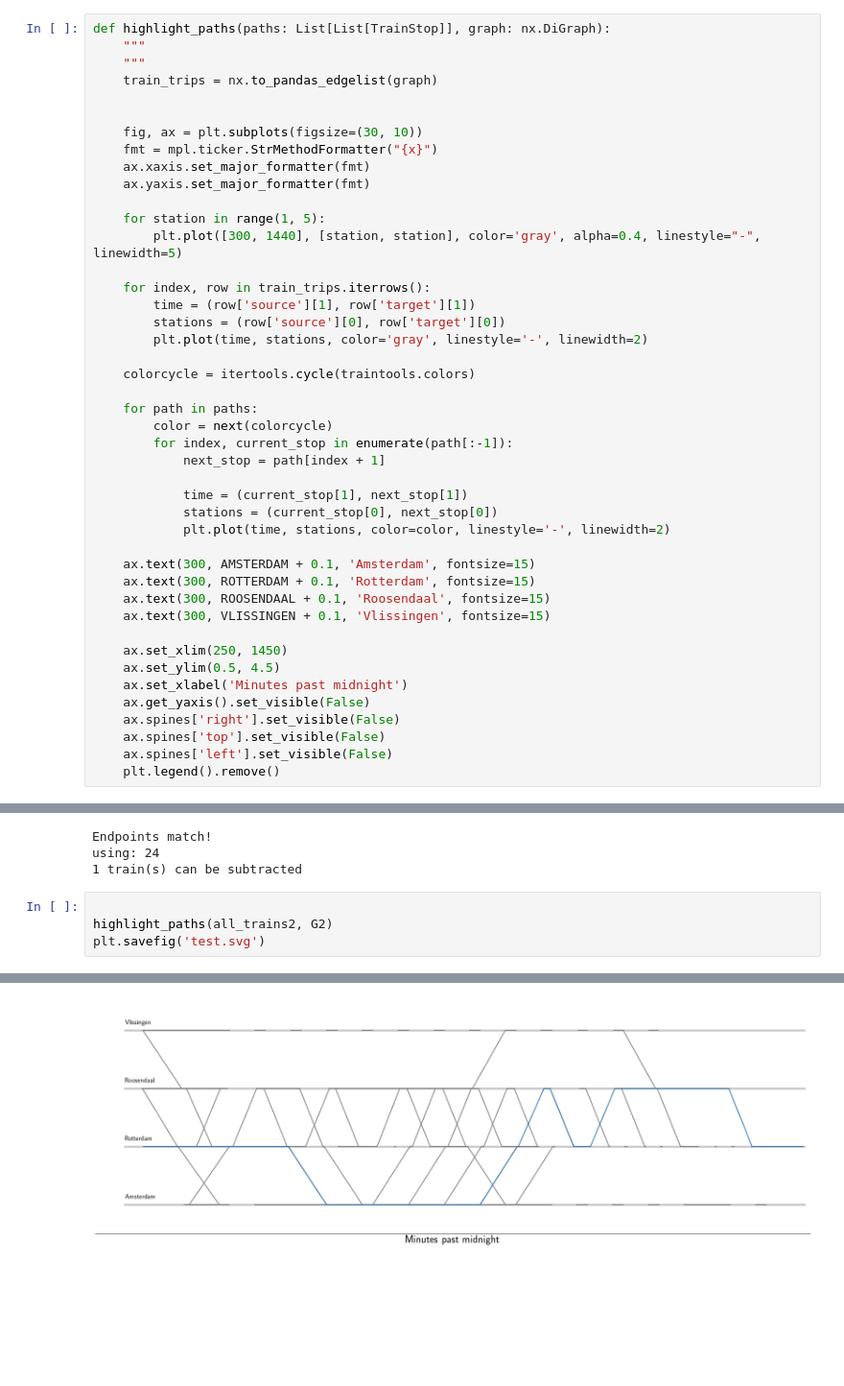
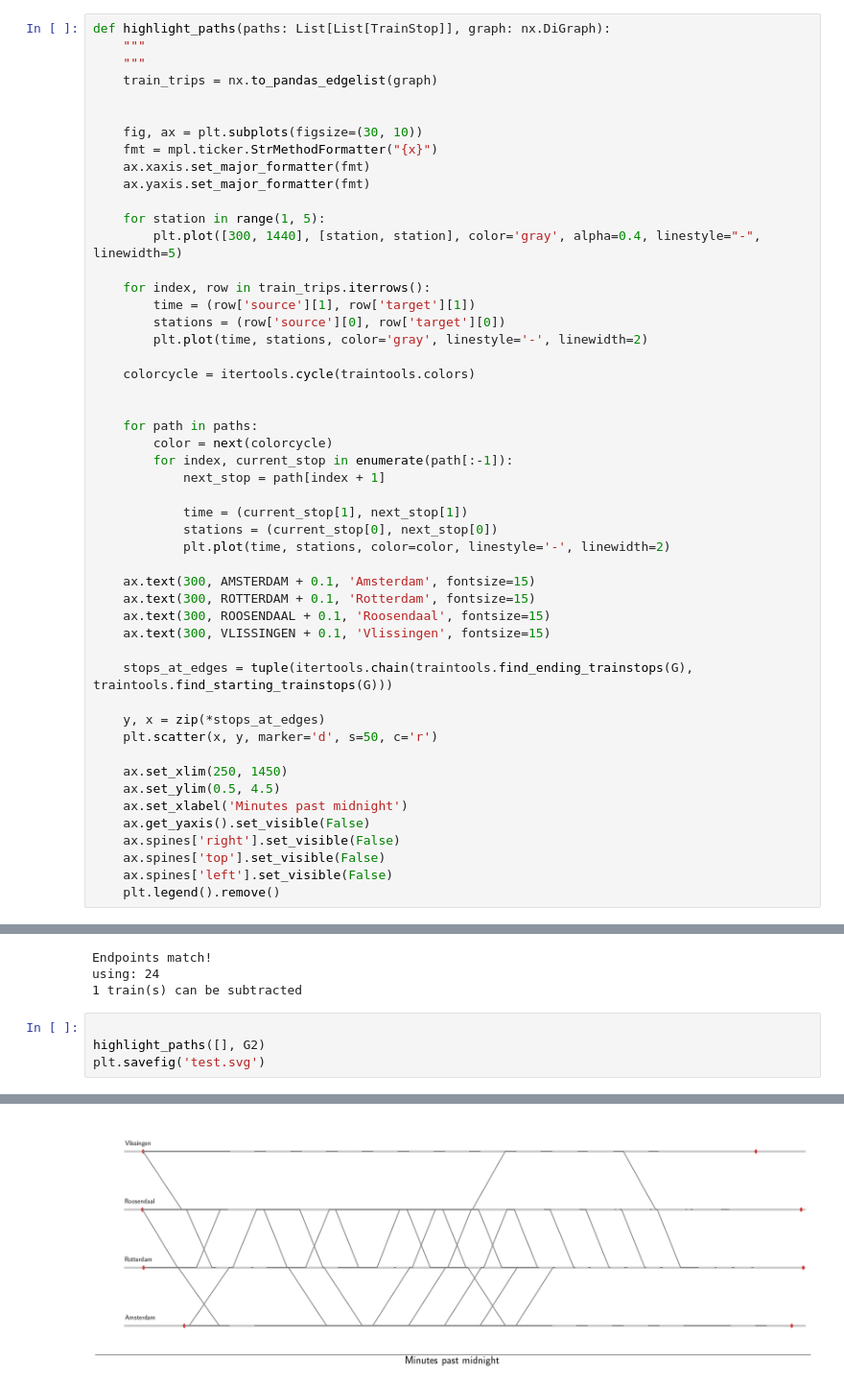
Before and after one commit to Sun-flowerSamurai/train-modelling, a Jupyter notebook: in_dev.ipynb, the cells around one changed output, grey strips where cells are left out. Shown at 96% size. Cells and saved outputs as stored; diff of their text form; blank space fills up the shorter version.

Commit message:
added beginning and ending stations as diamonds to the plot to make it easier to see if there is a path betwee beginning and ending stations

```diff
--- a/in_dev.ipynb
+++ b/in_dev.ipynb
@@ -130,6 +130,7 @@ def highlight_paths(paths: List[List[TrainStop]], graph: nx.DiGraph):
 
     colorcycle = itertools.cycle(traintools.colors)
 
+
     for path in paths:
         color = next(colorcycle)
         for index, current_stop in enumerate(path[:-1]):
@@ -144,6 +145,11 @@ def highlight_paths(paths: List[List[TrainStop]], graph: nx.DiGraph):
     ax.text(300, ROOSENDAAL + 0.1, 'Roosendaal', fontsize=15)
     ax.text(300, VLISSINGEN + 0.1, 'Vlissingen', fontsize=15)
 
+    stops_at_edges = tuple(itertools.chain(traintools.find_ending_trainstops(G), traintools.find_starting_trainstops(G)))
+
+    y, x = zip(*stops_at_edges)
+    plt.scatter(x, y, marker='d', s=50, c='r')
+
     ax.set_xlim(250, 1450)
     ax.set_ylim(0.5, 4.5)
     ax.set_xlabel('Minutes past midnight')
@@ -233,8 +239,8 @@ using: 24
 1 train(s) can be subtracted
 # %%
 
-highlight_paths(all_trains2, G2)
+highlight_paths([], G2)
 plt.savefig('test.svg')
 # %% [output]
 No handles with labels found to put in legend.
-[figure, old version]
+[figure, new version]
```
Also changed, not shown: 1 other file.
